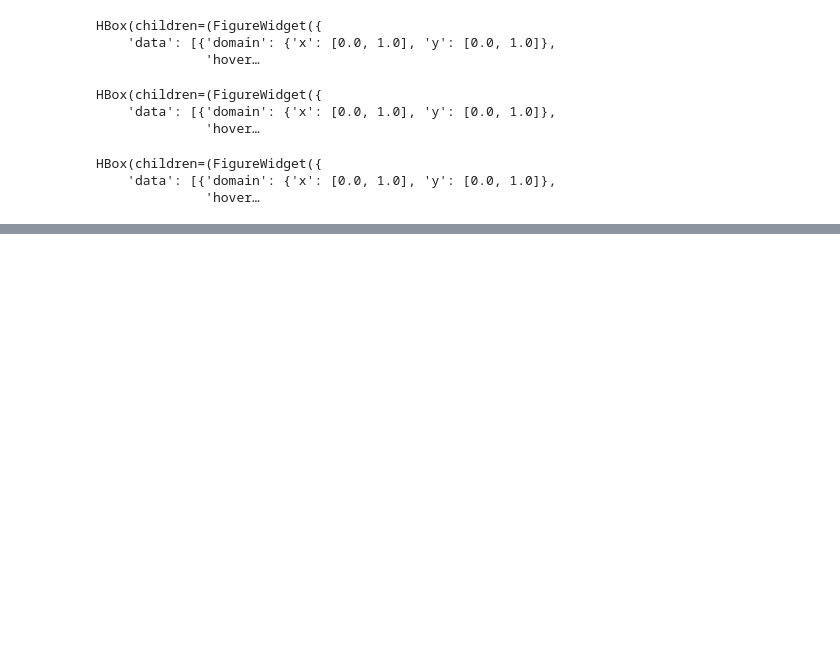
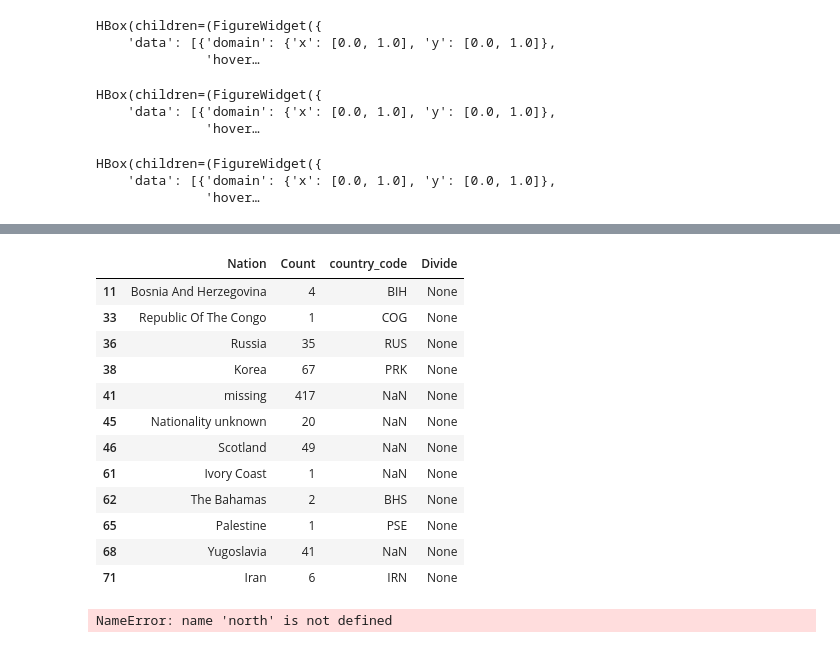
Before and after one commit to laurentfintoni/Net-Art-Rev, a Jupyter notebook: net_art_revolution.ipynb, the cells around one changed output, grey strips where cells are left out. Drawn from its saved outputs; the diff is of its cells as text; code cells hidden in the pictures; blank space fills up the shorter version.

```diff
--- a/net_art_revolution.ipynb
+++ b/net_art_revolution.ipynb
@@ -968,0 +1179,3 @@ fig_sun.show(), fig_sun_2.show()
+# %%
+MC_countries_count["country_code"] = MC_countries_count["country_code"].astype(str)
+MC_countries_count.loc[MC_countries_count['country_code'] == 'nan']
@@ -968,0 +1379,36 @@ fig_sun.show(), fig_sun_2.show()
+# %%
+north_south_divide = pd.read_excel(path+'divide_list.xlsx')
+global_north = north_south_divide.loc[north_south_divide['Divide'] == 'Global North']
+global_north = global_north['Country'].to_list()
+global_south = north_south_divide.loc[north_south_divide['Divide'] == 'Global South']
+global_south = global_south['Country'].to_list()
+
+#Mixed  = ['Afghan/American', 'Dutch/Brazilian', 'Iranian/Canadian''British/Canadian']
+Nope = ['Nationality unknown', 'missing']
+# %%
+def getContinent(nation):
+    if nation in global_north:
+        return 'Global North'
+    elif nation in global_south:
+        return 'Global South'
+    else:
+        'missing'
+# %%
+test = MC_countries_count.copy()
+test["Divide"] = test["Nation"].apply(lambda nation: getContinent(nation))
+test["Divide"] = test["Divide"].astype(str)
+test.loc[test['Divide'] == 'None']
+# %% [output]
+|  | Nation | Count | country_code | Divide |
+| 11 | Bosnia And Herzegovina | 4 | BIH | None |
+| 33 | Republic Of The Congo | 1 | COG | None |
+| 36 | Russia | 35 | RUS | None |
+| 38 | Korea | 67 | PRK | None |
+| 41 | missing | 417 | NaN | None |
+| 45 | Nationality unknown | 20 | NaN | None |
+| 46 | Scotland | 49 | NaN | None |
+| 61 | Ivory Coast | 1 | NaN | None |
+| 62 | The Bahamas | 2 | BHS | None |
+| 65 | Palestine | 1 | PSE | None |
+| 68 | Yugoslavia | 41 | NaN | None |
+| 71 | Iran | 6 | IRN | None |
@@ -968,0 +1423,31 @@ fig_sun.show(), fig_sun_2.show()
+# %%
+#make working df for moma complete
+moma_artworks_old['Period'] ='Before 1983'
+moma_artworks_new['Period'] = 'After 1983'
+Moma_by_periods = pd.concat([moma_artworks_old,moma_artworks_new])
+department = ['Film','Media and Performance', 'Drawings & Prints', 'Photography']
+df_Moma_by_periods = pd.DataFrame(columns= ['Continent', 'Nationality', 'Department','Period', "Count", "Females", "Males", 'Missing', 'Non-Binary', 'Collectives'])
+
+OthersMoma = dict()
+for dep in department:
+    dep_sub =  Moma_by_periods[Moma_by_periods.Department == dep]
+    nats = set(', '.join(dep_sub.Nationality).split(', '))
+    for nat in nats:
+        continent = getContinent(nat)
+        nats_sub = dep_sub[dep_sub.Nationality.str.contains(nat, regex= True, na=False)]
+        periods = ', '.join(nats_sub.Period)
+        periods = set(', '.join(nats_sub.Period).split(', '))
+        for period in periods:
+            final_sub = nats_sub[nats_sub['Period']==period]
+            tot = len(final_sub)
+            period = final_sub.Period.values[0]
+            f_count = len(final_sub[final_sub.Gender == 'F'])
+            m_count = len(final_sub[final_sub.Gender == 'M'])
+            missing_count = len(final_sub[final_sub.Gender == 'missing'])
+            nonbinary_count = len(final_sub[final_sub.Gender == 'NB'])
+            collectives_count = len(final_sub[final_sub.Gender.str.contains(',', regex= True, na=False)])
+            df_Moma_by_periods.loc[len(df_Moma_by_periods.index)] = [continent, nat, dep,period, tot, f_count, m_count, missing_count, nonbinary_count, collectives_count]
+
+df_Moma_by_periods = df_Moma_by_periods.groupby(['Continent', 'Nationality','Department', 'Period'],as_index=False).agg({'Count': 'sum','Females': 'sum','Males': 'sum','Missing': 'sum','Non-Binary': 'sum', 'Collectives': 'sum'})
+# %% [output]
+NameError: name 'north' is not defined
```
Also changed, not shown: parts of 31 cells of this notebook, 1 other file.
